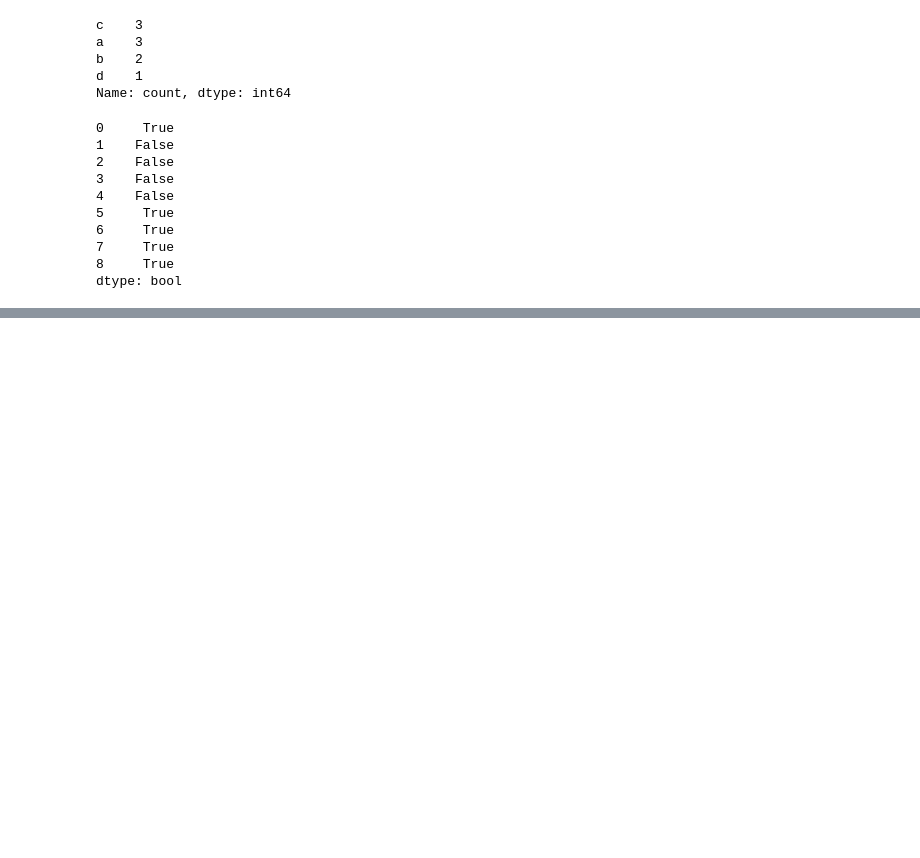
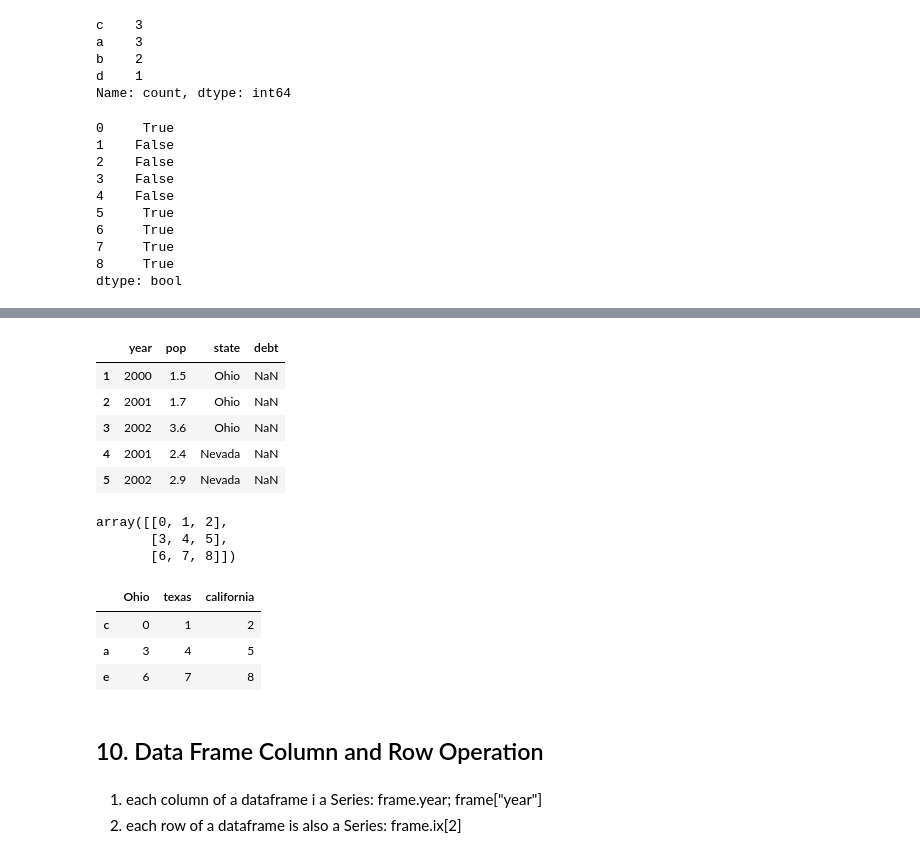
Before and after one commit to EthanHe10/data_analysis_in_python, a Jupyter notebook: notebooks/PandasBasis.ipynb, the cells around one changed output, grey strips where cells are left out. Drawn from its saved outputs; the diff is of its cells as text; code cells hidden in the pictures; blank space fills up the shorter version.

Commit message:
Learned data frame indexing, selection and filtering.

```diff
--- a/notebooks/PandasBasis.ipynb
+++ b/notebooks/PandasBasis.ipynb
@@ -426,0 +432,9 @@ dtype: bool
+# %%
+# create array from a dictionary
+
+dict1 = {'state': ['Ohio', 'Ohio', 'Ohio', 'Nevada', 'Nevada'],
+         'year': [2000, 2001, 2002, 2001, 2002],
+         'pop': [1.5, 1.7, 3.6, 2.4, 2.9]}
+
+frame = pd.DataFrame(dict1)
+frame
@@ -426,0 +459,38 @@ dtype: bool
+# %%
+frame3 = pd.DataFrame(dict1,
+                       columns = ["year", "pop", "state", "debt"],
+                       index = np.arange(5)+1) # specify the index starting from 1
+frame3
+# %% [output]
+|  | year | pop | state | debt |
+| 1 | 2000 | 1.5 | Ohio | NaN |
+| 2 | 2001 | 1.7 | Ohio | NaN |
+| 3 | 2002 | 3.6 | Ohio | NaN |
+| 4 | 2001 | 2.4 | Nevada | NaN |
+| 5 | 2002 | 2.9 | Nevada | NaN |
+# %%
+# Create a data frame from a 2D array
+
+arr1 =np.arange(9).reshape(3,3)
+
+arr1
+# %% [output]
+array([[0, 1, 2],
+       [3, 4, 5],
+       [6, 7, 8]])
+# %%
+frame4 = pd.DataFrame(arr1,
+                      index = ["c", "a", "e"],
+                      columns = ["Ohio", "texas", "california"])
+
+frame4
+# %% [output]
+|  | Ohio | texas | california |
+| c | 0 | 1 | 2 |
+| a | 3 | 4 | 5 |
+| e | 6 | 7 | 8 |
+# %% [markdown]
+## 10. Data Frame Column and Row Operation
+# %% [markdown]
+1. each column of a dataframe i a Series: frame.year; frame["year"]
+2. each row of a dataframe is also a Series: frame.ix[2]
```
Also changed, not shown: parts of 36 cells of this notebook, 1 other file.
